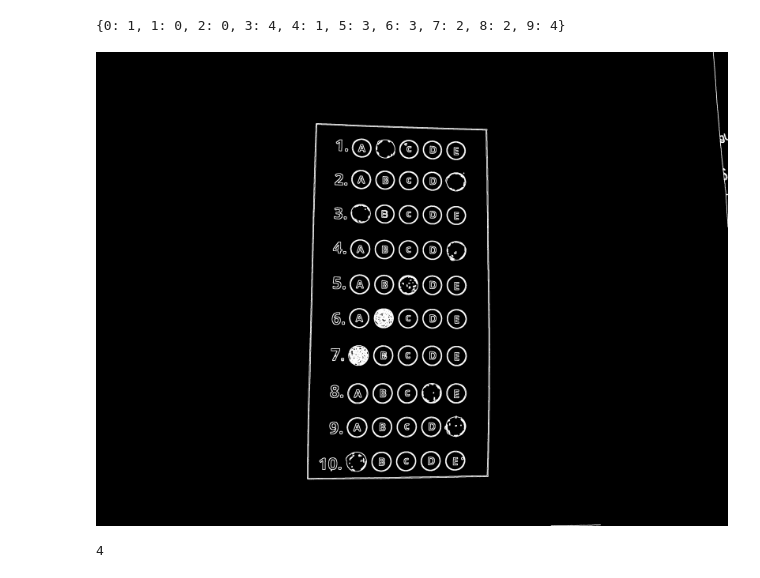
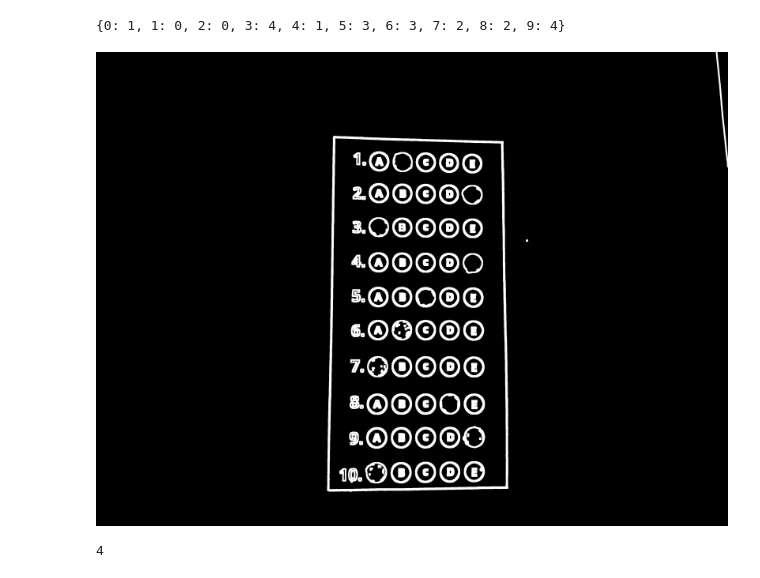
Before and after one commit to GambimL/visao-computacional-provas, a Jupyter notebook: arquivo_de_teste.ipynb, the cells around one changed output. Drawn from its saved outputs; the diff is of its cells as text; code cells hidden in the pictures.

```diff
--- a/arquivo_de_teste.ipynb
+++ b/arquivo_de_teste.ipynb
@@ -21,15 +21,15 @@ print(ANSWER_KEY)
 # %% [output]
 {0: 1, 1: 0, 2: 0, 3: 4, 4: 1, 5: 3, 6: 3, 7: 2, 8: 2, 9: 4}
 # %%
-image = cv2.imread('IMG_6796.JPG')
+image = cv2.imread('IMG_6793.JPG')
 gray = cv2.cvtColor(image, cv2.COLOR_BGR2GRAY)
 blurred = cv2.GaussianBlur(gray, (5, 5), 0)
 edged = cv2.Canny(blurred, 75, 200)
-kernel = np.ones((4,4),np.uint8)
+kernel = np.ones((10,10),np.uint8)
 dilation = cv2.dilate(edged,kernel,iterations = 1)
 cv2_imshow(dilation)
 # %% [output]
-[figure, old version]
+[figure, new version]
 # %%
 cnts = cv2.findContours(dilation.copy(), cv2.RETR_EXTERNAL, cv2.CHAIN_APPROX_SIMPLE)
 
```
Also changed, not shown: parts of 4 cells of this notebook.
